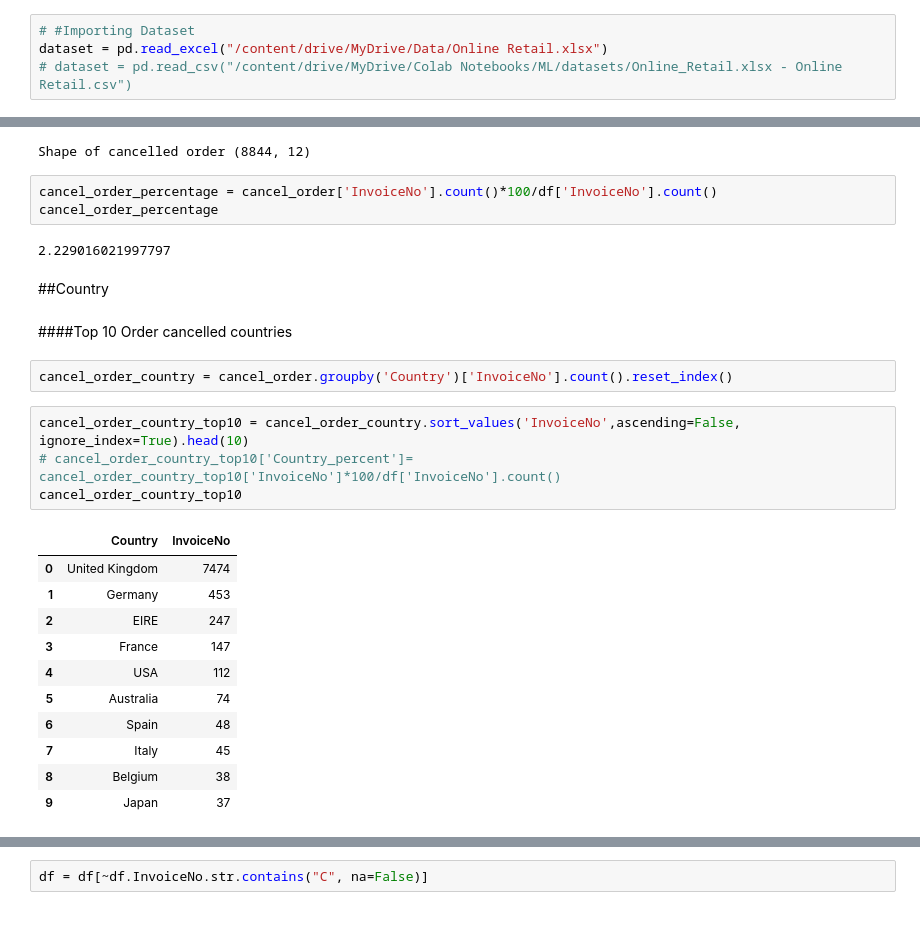
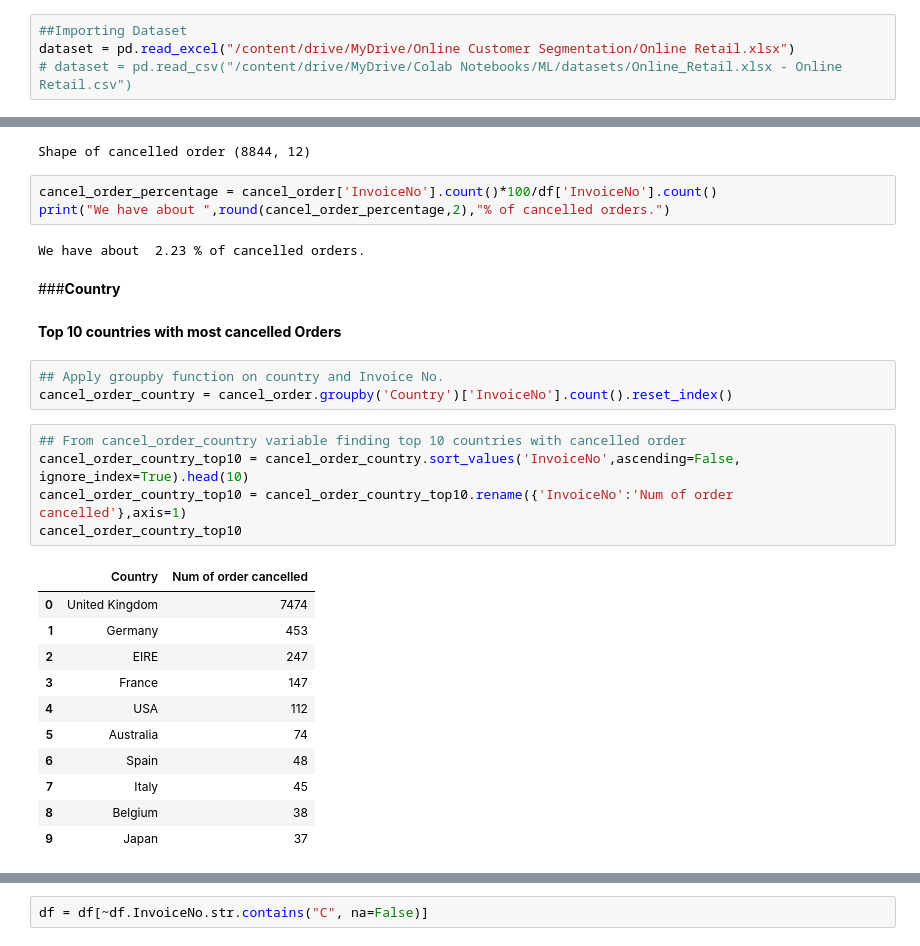
Before and after one commit to snehahampapura/Online-Retail-Customer-Segmentation, a Jupyter notebook: Online_Retail_Customer_Segmentation_Capstone_Project.ipynb, the cells around one changed output, grey strips where cells are left out. Saved outputs shown, nothing was run; the diff lists cells and outputs as text.

```diff
--- a/Online_Retail_Customer_Segmentation_Capstone_Project.ipynb
+++ b/Online_Retail_Customer_Segmentation_Capstone_Project.ipynb
@@ -53,8 +59,8 @@ drive.mount('/content/drive')
 # %% [output]
 Drive already mounted at /content/drive; to attempt to forcibly remount, call drive.mount("/content/drive", force_remount=True).
 # %%
-# #Importing Dataset
-dataset = pd.read_excel("/content/drive/MyDrive/Data/Online Retail.xlsx")
+##Importing Dataset
+dataset = pd.read_excel("/content/drive/MyDrive/Online Customer Segmentation/Online Retail.xlsx")
 # dataset = pd.read_csv("/content/drive/MyDrive/Colab Notebooks/ML/datasets/Online_Retail.xlsx - Online Retail.csv")
 # %% [markdown]
 creating a copy of dataset
@@ -286,21 +437,23 @@ print("Shape of cancelled order", cancel_order.shape)
 Shape of cancelled order (8844, 12)
 # %%
 cancel_order_percentage = cancel_order['InvoiceNo'].count()*100/df['InvoiceNo'].count()
-cancel_order_percentage
+print("We have about ",round(cancel_order_percentage,2),"% of cancelled orders.")
 # %% [output]
-2.229016021997797
+We have about  2.23 % of cancelled orders.
 # %% [markdown]
-##Country
+###**Country**
 # %% [markdown]
-####Top 10 Order cancelled countries
+**Top 10 countries with most cancelled Orders**
 # %%
+## Apply groupby function on country and Invoice No.
 cancel_order_country = cancel_order.groupby('Country')['InvoiceNo'].count().reset_index()
 # %%
+## From cancel_order_country variable finding top 10 countries with cancelled order
 cancel_order_country_top10 = cancel_order_country.sort_values('InvoiceNo',ascending=False, ignore_index=True).head(10)
-# cancel_order_country_top10['Country_percent']= cancel_order_country_top10['InvoiceNo']*100/df['InvoiceNo'].count()
+cancel_order_country_top10 = cancel_order_country_top10.rename({'InvoiceNo':'Num of order cancelled'},axis=1)
 cancel_order_country_top10
 # %% [output]
-|  | Country | InvoiceNo |
+|  | Country | Num of order cancelled |
 | 0 | United Kingdom | 7474 |
 | 1 | Germany | 453 |
 | 2 | EIRE | 247 |
```
Also changed, not shown: parts of 175 cells of this notebook.
